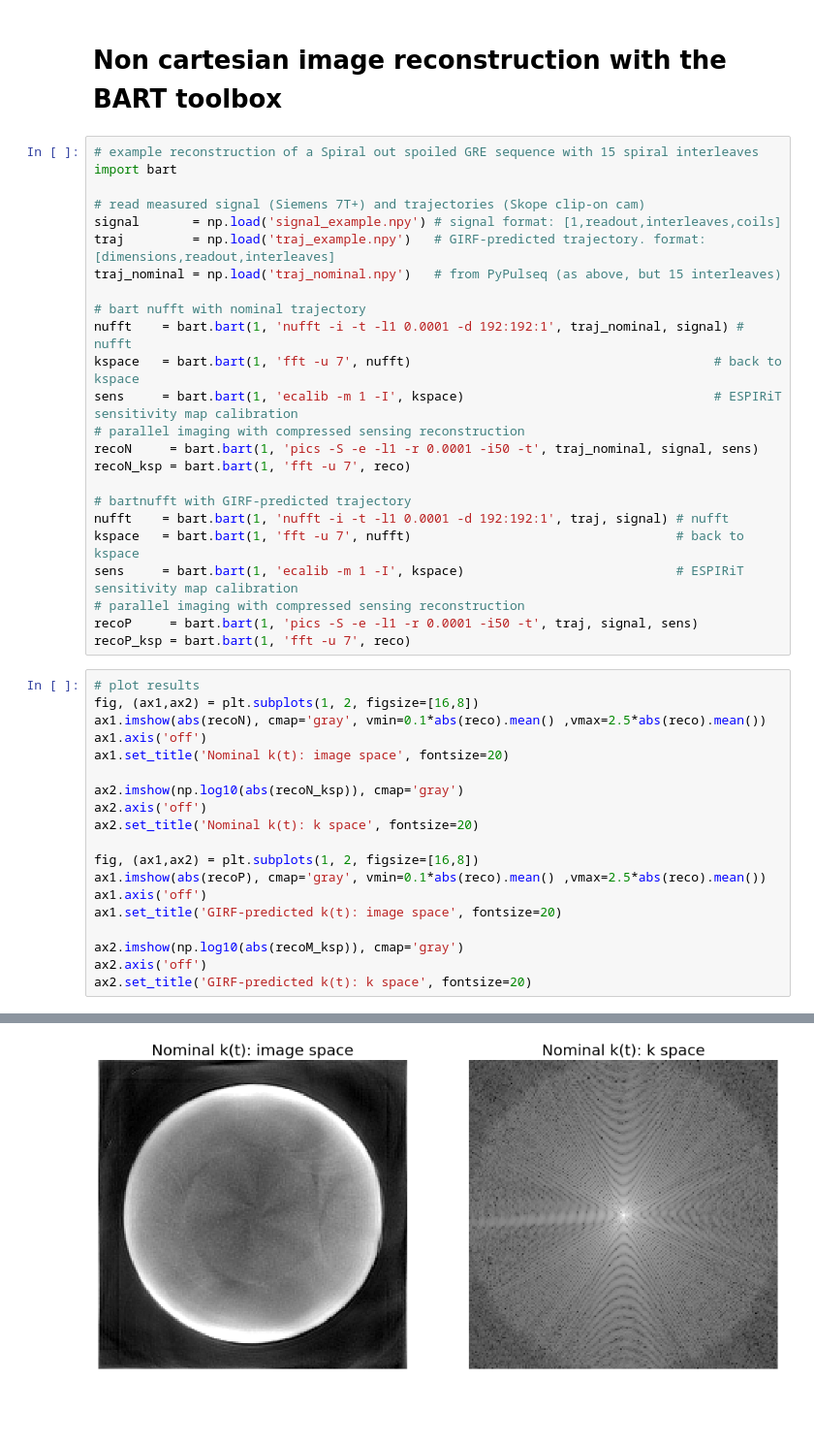
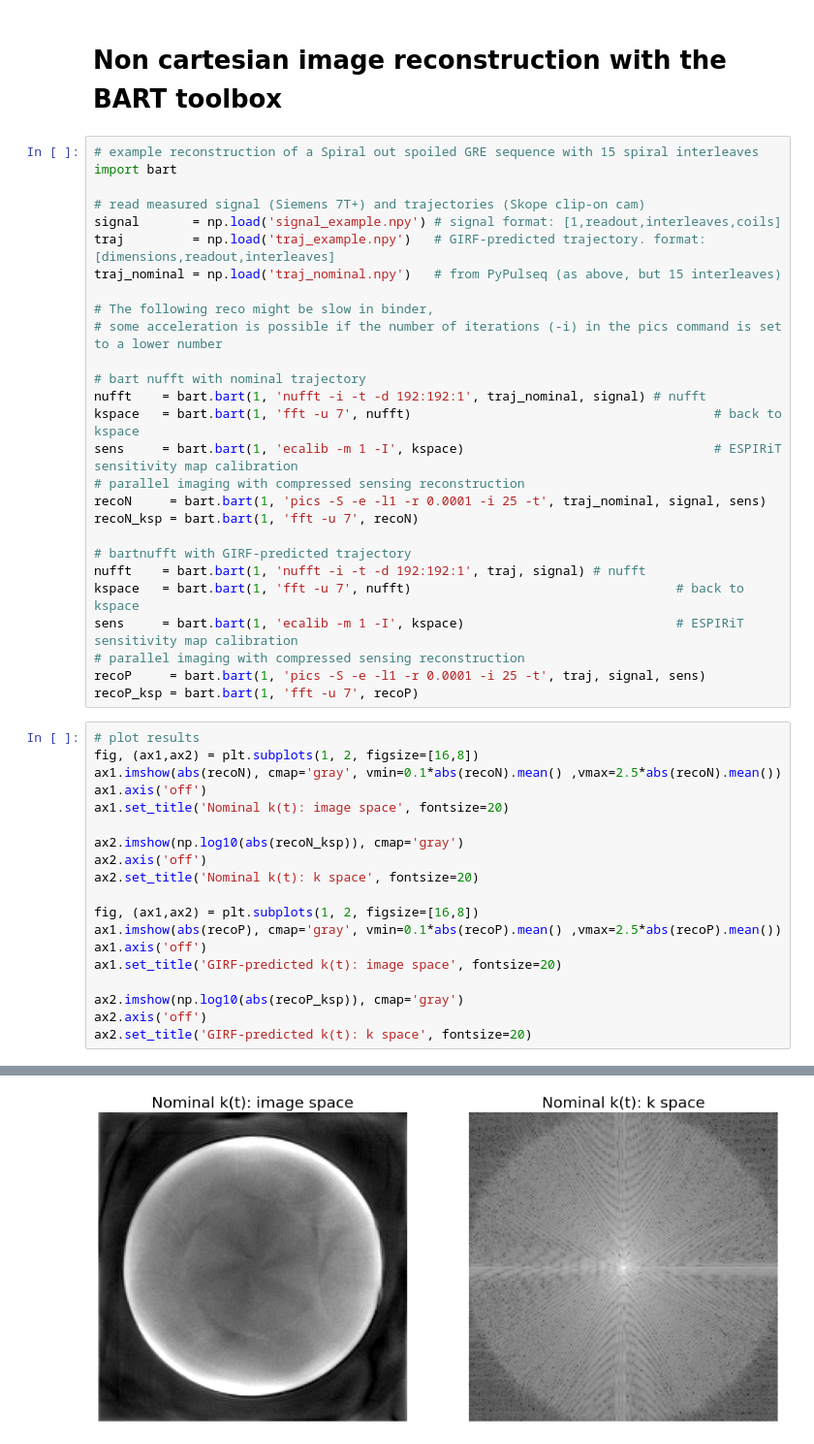
Before and after one commit to mrphysics-bonn/spiral-pypulseq-example, a Jupyter notebook: spiral_example.ipynb, the cells around one changed output, grey strips where cells are left out. Shown: that part at 97% size. Cells and saved outputs as stored; diff of their text form; blank space fills up the shorter version.

Commit message:
fix bugs in notebook and reduce number of iterations

```diff
--- a/spiral_example.ipynb
+++ b/spiral_example.ipynb
@@ -115,41 +115,44 @@ signal       = np.load('signal_example.npy') # signal format: [1,readout,interle
 traj         = np.load('traj_example.npy')   # GIRF-predicted trajectory. format: [dimensions,readout,interleaves]
 traj_nominal = np.load('traj_nominal.npy')   # from PyPulseq (as above, but 15 interleaves)
 
+# The following reco might be slow in binder,
+# some acceleration is possible if the number of iterations (-i) in the pics command is set to a lower number
+
 # bart nufft with nominal trajectory
-nufft    = bart.bart(1, 'nufft -i -t -l1 0.0001 -d 192:192:1', traj_nominal, signal) # nufft
+nufft    = bart.bart(1, 'nufft -i -t -d 192:192:1', traj_nominal, signal) # nufft
 kspace   = bart.bart(1, 'fft -u 7', nufft)                                        # back to kspace
 sens     = bart.bart(1, 'ecalib -m 1 -I', kspace)                                 # ESPIRiT sensitivity map calibration
 # parallel imaging with compressed sensing reconstruction
-recoN     = bart.bart(1, 'pics -S -e -l1 -r 0.0001 -i50 -t', traj_nominal, signal, sens)
-recoN_ksp = bart.bart(1, 'fft -u 7', reco)
+recoN     = bart.bart(1, 'pics -S -e -l1 -r 0.0001 -i 25 -t', traj_nominal, signal, sens)
+recoN_ksp = bart.bart(1, 'fft -u 7', recoN)
 
 # bartnufft with GIRF-predicted trajectory
-nufft    = bart.bart(1, 'nufft -i -t -l1 0.0001 -d 192:192:1', traj, signal) # nufft
+nufft    = bart.bart(1, 'nufft -i -t -d 192:192:1', traj, signal) # nufft
 kspace   = bart.bart(1, 'fft -u 7', nufft)                                   # back to kspace
 sens     = bart.bart(1, 'ecalib -m 1 -I', kspace)                            # ESPIRiT sensitivity map calibration
 # parallel imaging with compressed sensing reconstruction
-recoP     = bart.bart(1, 'pics -S -e -l1 -r 0.0001 -i50 -t', traj, signal, sens)
-recoP_ksp = bart.bart(1, 'fft -u 7', reco)
+recoP     = bart.bart(1, 'pics -S -e -l1 -r 0.0001 -i 25 -t', traj, signal, sens)
+recoP_ksp = bart.bart(1, 'fft -u 7', recoP)
 # %%
 # plot results
 fig, (ax1,ax2) = plt.subplots(1, 2, figsize=[16,8])
-ax1.imshow(abs(recoN), cmap='gray', vmin=0.1*abs(reco).mean() ,vmax=2.5*abs(reco).mean())
+ax1.imshow(abs(recoN), cmap='gray', vmin=0.1*abs(recoN).mean() ,vmax=2.5*abs(recoN).mean())
 ax1.axis('off')
 ax1.set_title('Nominal k(t): image space', fontsize=20)
 
 ax2.imshow(np.log10(abs(recoN_ksp)), cmap='gray')
 ax2.axis('off')
 ax2.set_title('Nominal k(t): k space', fontsize=20)
 
 fig, (ax1,ax2) = plt.subplots(1, 2, figsize=[16,8])
-ax1.imshow(abs(recoP), cmap='gray', vmin=0.1*abs(reco).mean() ,vmax=2.5*abs(reco).mean())
+ax1.imshow(abs(recoP), cmap='gray', vmin=0.1*abs(recoP).mean() ,vmax=2.5*abs(recoP).mean())
 ax1.axis('off')
 ax1.set_title('GIRF-predicted k(t): image space', fontsize=20)
 
-ax2.imshow(np.log10(abs(recoM_ksp)), cmap='gray')
+ax2.imshow(np.log10(abs(recoP_ksp)), cmap='gray')
 ax2.axis('off')
 ax2.set_title('GIRF-predicted k(t): k space', fontsize=20)
 # %% [output]
 Text(0.5, 1.0, 'GIRF-predicted k(t): k space')
-[figure, old version]
+[figure, new version]
 [figure]
```
